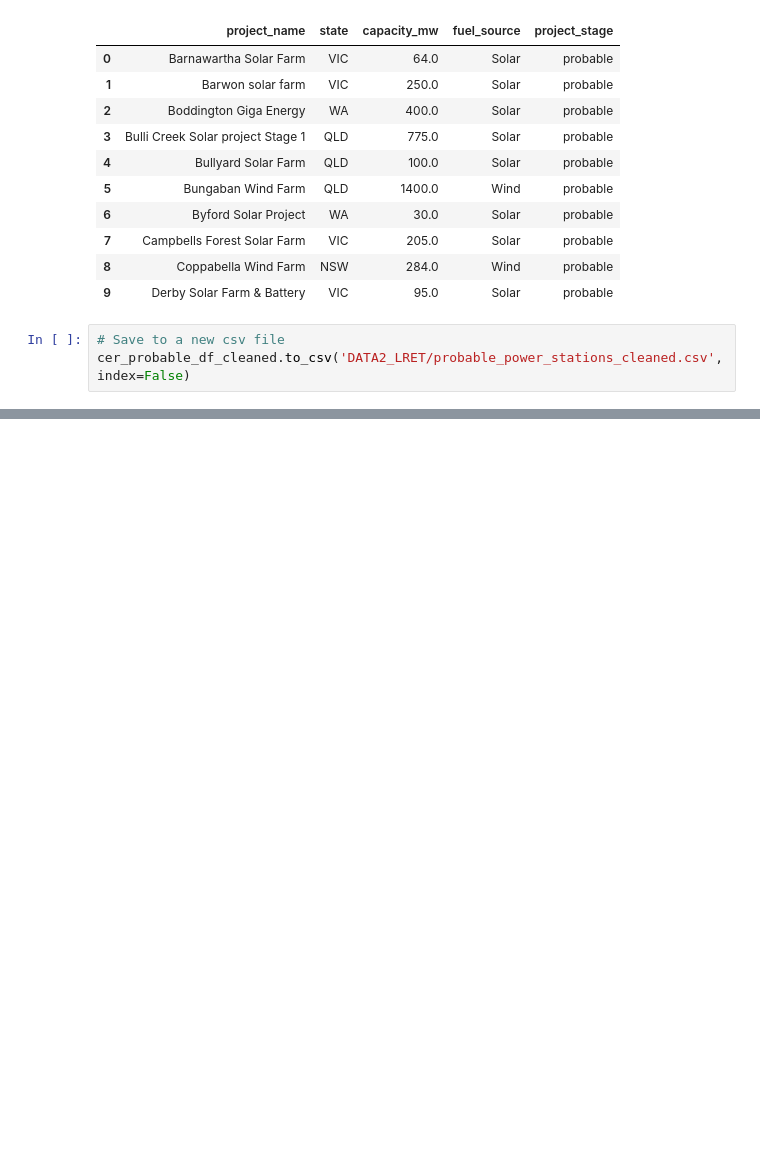
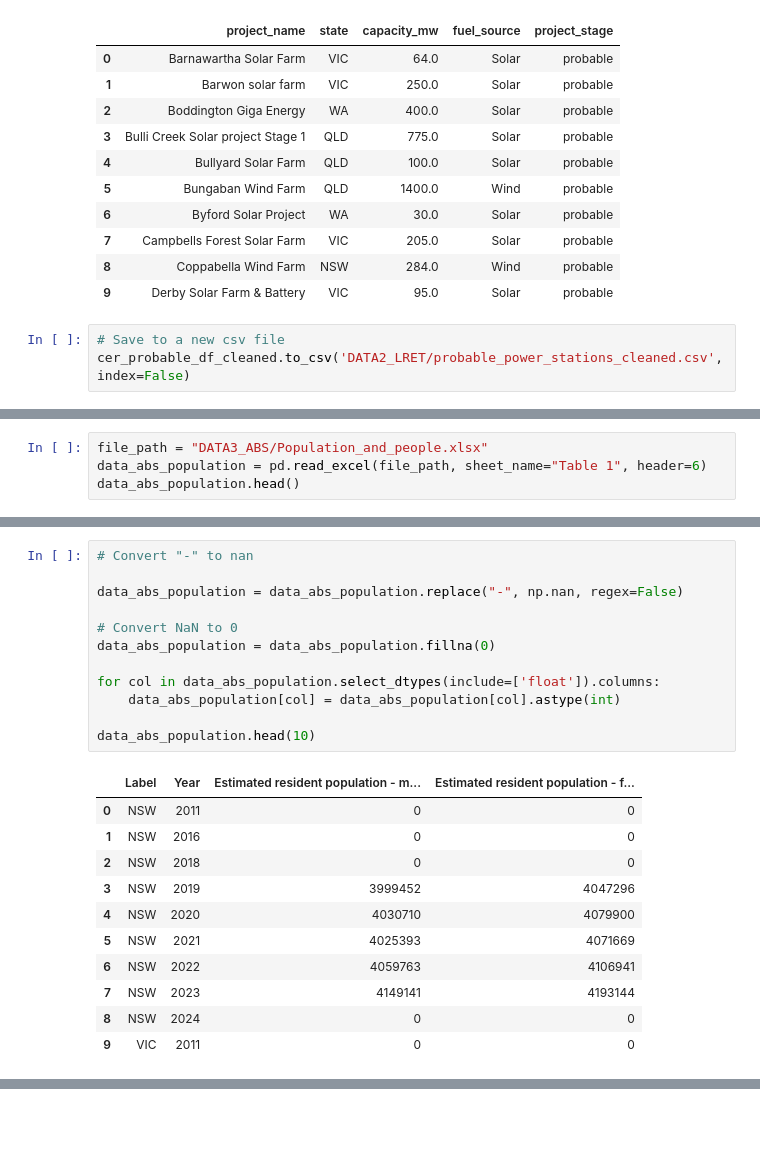
Before and after one commit to renggafirmandika/data_engineering, a Jupyter notebook: Assignment_1.ipynb, the cells around one changed output, grey strips where cells are left out. Saved outputs shown, nothing was run; the diff lists cells and outputs as text; blank space fills up the shorter version.

```diff
--- a/Assignment_1.ipynb
+++ b/Assignment_1.ipynb
@@ -1455,0 +1591,4 @@ cer_probable_df_cleaned.to_csv('DATA2_LRET/probable_power_stations_cleaned.csv',
+# %%
+file_path = "DATA3_ABS/Population_and_people.xlsx"
+data_abs_population = pd.read_excel(file_path, sheet_name="Table 1", header=6)
+data_abs_population.head()
@@ -1455,0 +1603,24 @@ cer_probable_df_cleaned.to_csv('DATA2_LRET/probable_power_stations_cleaned.csv',
+# %%
+# Convert "-" to nan
+
+data_abs_population = data_abs_population.replace("-", np.nan, regex=False)
+
+# Convert NaN to 0
+data_abs_population = data_abs_population.fillna(0)
+
+for col in data_abs_population.select_dtypes(include=['float']).columns:
+    data_abs_population[col] = data_abs_population[col].astype(int)
+
+data_abs_population.head(10)
+# %% [output]
+|  | Label | Year | Estimated resident population - m... | Estimated resident population - f... |
+| 0 | NSW | 2011 | 0 | 0 |
+| 1 | NSW | 2016 | 0 | 0 |
+| 2 | NSW | 2018 | 0 | 0 |
+| 3 | NSW | 2019 | 3999452 | 4047296 |
+| 4 | NSW | 2020 | 4030710 | 4079900 |
+| 5 | NSW | 2021 | 4025393 | 4071669 |
+| 6 | NSW | 2022 | 4059763 | 4106941 |
+| 7 | NSW | 2023 | 4149141 | 4193144 |
+| 8 | NSW | 2024 | 0 | 0 |
+| 9 | VIC | 2011 | 0 | 0 |
```
Also changed, not shown: parts of 24 cells of this notebook, 2 other files.
